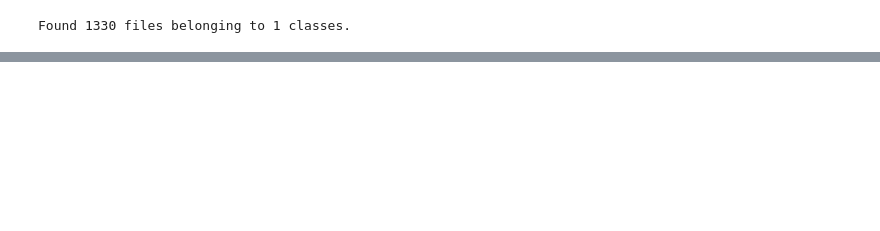
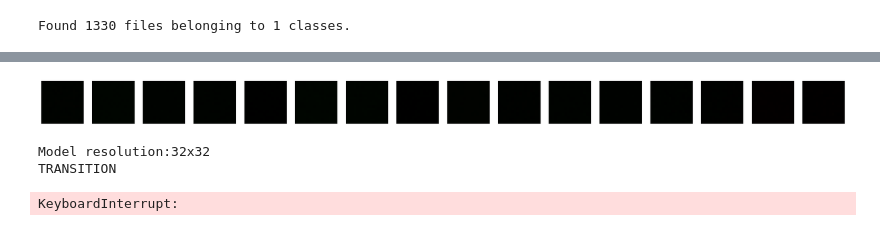
Before and after one commit to xinnnix/DeepLearning, a Jupyter notebook: Hands_on_image_generation_with_tensorflow/stylegan.ipynb, the cells around one changed output, grey strips where cells are left out. Saved outputs shown, nothing was run; the diff lists cells and outputs as text; code cells hidden in the pictures; blank space fills up the shorter version.

```diff
--- a/Hands_on_image_generation_with_tensorflow/stylegan.ipynb
+++ b/Hands_on_image_generation_with_tensorflow/stylegan.ipynb
@@ -560,7 +562,7 @@ class StyleGAN(tf.keras.Model):
 
         return images
 # %%
-START_RES = 4
+START_RES = 16
 TARGET_RES = 256
 
 style_gan = StyleGAN(start_res=START_RES, target_res=TARGET_RES)
@@ -616,5 +618,5 @@ def train(
                 images = style_gan({"z": val_z, "noise": val_noise, "alpha": 1.0})
                 plot_images(images, res_log2)
 # %%
-train(start_res=4, target_res=256, steps_per_epoch=20000, display_images=True)
+train(start_res=16, target_res=256, steps_per_epoch=10000, display_images=True)
 # %% [output]
@@ -623,3 +626,7 @@ STABLE
+[figure, added]
+Model resolution:32x32
+TRANSITION
+KeyboardInterrupt:
 # %%
 style_gan.grow_model(256)
 # style_gan.load_weights(os.path.join("pretrained/stylegan_128x128.ckpt"))
```
Also changed, not shown: parts of 2 cells of this notebook, 2 other files.
